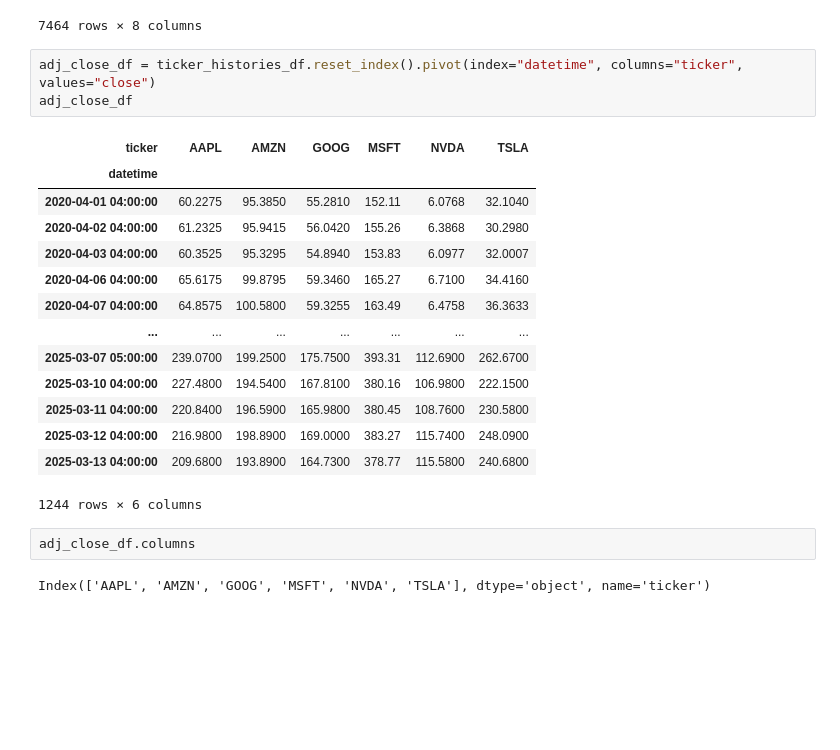
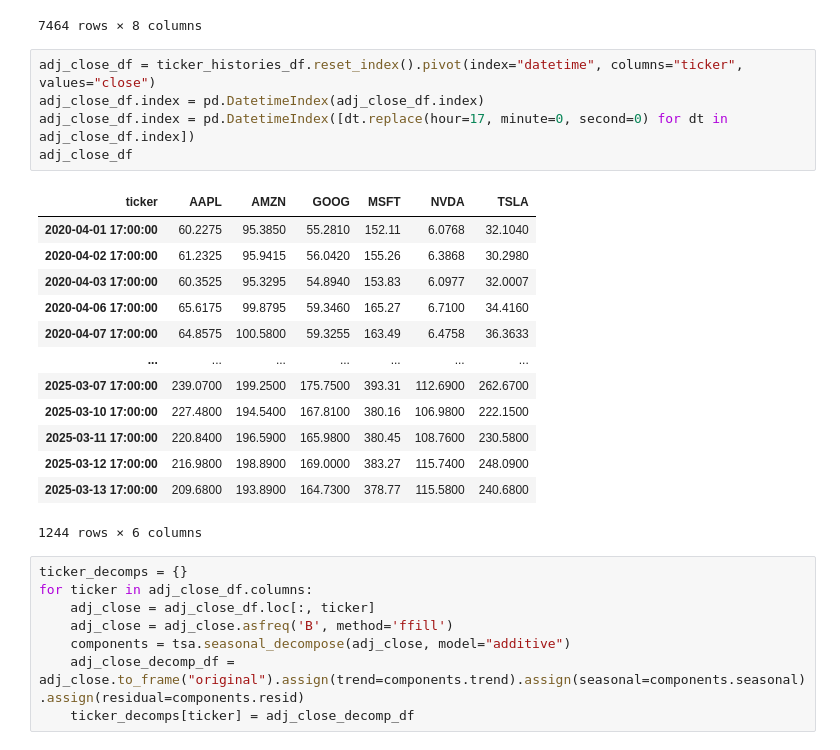
Before and after one commit to akey7/fuzzy-system-research, a Jupyter notebook: portfolio_decomposition.ipynb, the cells around one changed output. Saved outputs shown, nothing was run; the diff lists cells and outputs as text; blank space fills up the shorter version.

```diff
--- a/portfolio_decomposition.ipynb
+++ b/portfolio_decomposition.ipynb
@@ -35,23 +35,28 @@ ticker_histories_df
 7464 rows × 8 columns
 # %%
 adj_close_df = ticker_histories_df.reset_index().pivot(index="datetime", columns="ticker", values="close")
+adj_close_df.index = pd.DatetimeIndex(adj_close_df.index)
+adj_close_df.index = pd.DatetimeIndex([dt.replace(hour=17, minute=0, second=0) for dt in adj_close_df.index])
 adj_close_df
 # %% [output]
 | ticker | AAPL | AMZN | GOOG | MSFT | NVDA | TSLA |
-| datetime |  |  |  |  |  |  |
-| 2020-04-01 04:00:00 | 60.2275 | 95.3850 | 55.2810 | 152.11 | 6.0768 | 32.1040 |
-| 2020-04-02 04:00:00 | 61.2325 | 95.9415 | 56.0420 | 155.26 | 6.3868 | 30.2980 |
-| 2020-04-03 04:00:00 | 60.3525 | 95.3295 | 54.8940 | 153.83 | 6.0977 | 32.0007 |
-| 2020-04-06 04:00:00 | 65.6175 | 99.8795 | 59.3460 | 165.27 | 6.7100 | 34.4160 |
-| 2020-04-07 04:00:00 | 64.8575 | 100.5800 | 59.3255 | 163.49 | 6.4758 | 36.3633 |
+| 2020-04-01 17:00:00 | 60.2275 | 95.3850 | 55.2810 | 152.11 | 6.0768 | 32.1040 |
+| 2020-04-02 17:00:00 | 61.2325 | 95.9415 | 56.0420 | 155.26 | 6.3868 | 30.2980 |
+| 2020-04-03 17:00:00 | 60.3525 | 95.3295 | 54.8940 | 153.83 | 6.0977 | 32.0007 |
+| 2020-04-06 17:00:00 | 65.6175 | 99.8795 | 59.3460 | 165.27 | 6.7100 | 34.4160 |
+| 2020-04-07 17:00:00 | 64.8575 | 100.5800 | 59.3255 | 163.49 | 6.4758 | 36.3633 |
 | ... | ... | ... | ... | ... | ... | ... |
-| 2025-03-07 05:00:00 | 239.0700 | 199.2500 | 175.7500 | 393.31 | 112.6900 | 262.6700 |
-| 2025-03-10 04:00:00 | 227.4800 | 194.5400 | 167.8100 | 380.16 | 106.9800 | 222.1500 |
-| 2025-03-11 04:00:00 | 220.8400 | 196.5900 | 165.9800 | 380.45 | 108.7600 | 230.5800 |
-| 2025-03-12 04:00:00 | 216.9800 | 198.8900 | 169.0000 | 383.27 | 115.7400 | 248.0900 |
-| 2025-03-13 04:00:00 | 209.6800 | 193.8900 | 164.7300 | 378.77 | 115.5800 | 240.6800 |
+| 2025-03-07 17:00:00 | 239.0700 | 199.2500 | 175.7500 | 393.31 | 112.6900 | 262.6700 |
+| 2025-03-10 17:00:00 | 227.4800 | 194.5400 | 167.8100 | 380.16 | 106.9800 | 222.1500 |
+| 2025-03-11 17:00:00 | 220.8400 | 196.5900 | 165.9800 | 380.45 | 108.7600 | 230.5800 |
+| 2025-03-12 17:00:00 | 216.9800 | 198.8900 | 169.0000 | 383.27 | 115.7400 | 248.0900 |
+| 2025-03-13 17:00:00 | 209.6800 | 193.8900 | 164.7300 | 378.77 | 115.5800 | 240.6800 |
 1244 rows × 6 columns
-# %%
-adj_close_df.columns
-# %% [output]
-Index(['AAPL', 'AMZN', 'GOOG', 'MSFT', 'NVDA', 'TSLA'], dtype='object', name='ticker')
+# %%
+ticker_decomps = {}
+for ticker in adj_close_df.columns:
+    adj_close = adj_close_df.loc[:, ticker]
+    adj_close = adj_close.asfreq('B', method='ffill')
+    components = tsa.seasonal_decompose(adj_close, model="additive")
+    adj_close_decomp_df = adj_close.to_frame("original").assign(trend=components.trend).assign(seasonal=components.seasonal).assign(residual=components.resid)
+    ticker_decomps[ticker] = adj_close_decomp_df
```
Also changed, not shown: parts of 1 cell of this notebook.
